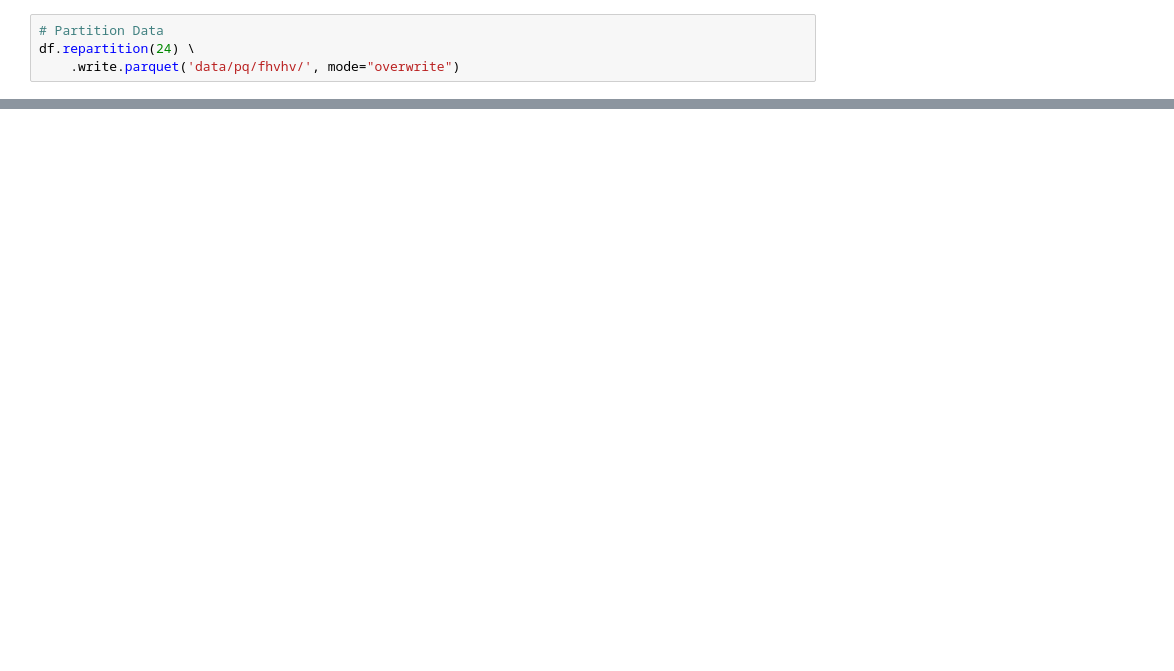
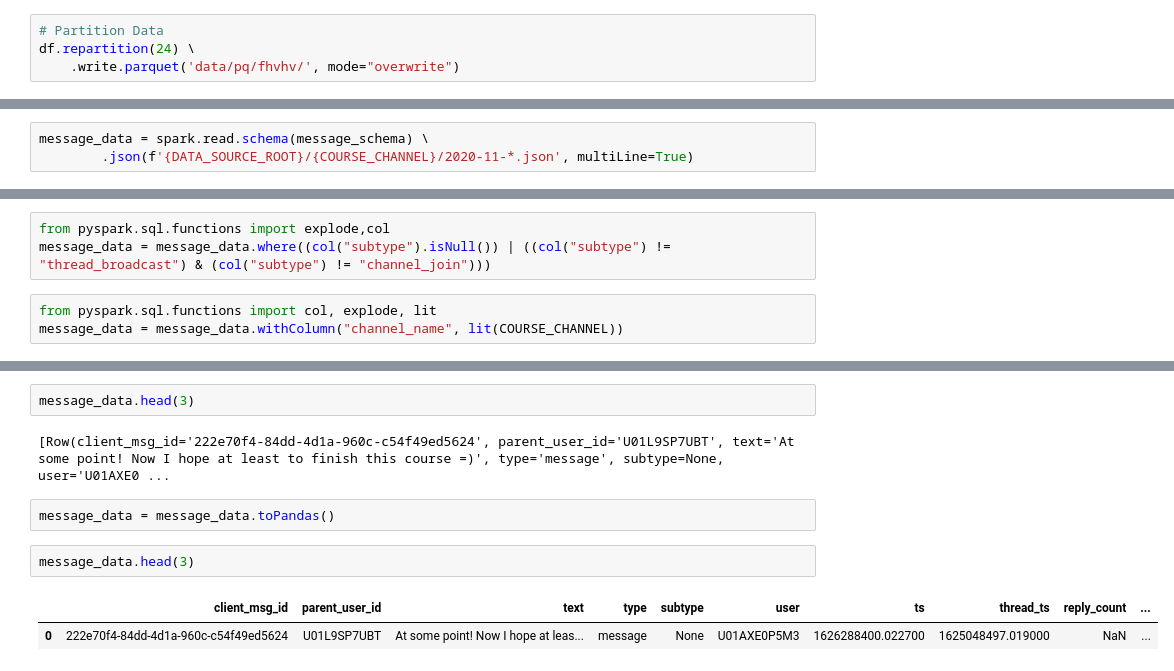
Before and after one commit to IremErturk/dtc-de-capstone-project, a Jupyter notebook: data-ingestion/exploration.ipynb, the cells around one changed output, grey strips where cells are left out. Drawn from its saved outputs; the diff is of its cells as text; blank space fills up the shorter version.

```diff
--- a/data-ingestion/exploration.ipynb
+++ b/data-ingestion/exploration.ipynb
@@ -156,0 +721,3 @@ def clean_user(d):
+# %%
+message_data = spark.read.schema(message_schema) \
+        .json(f'{DATA_SOURCE_ROOT}/{COURSE_CHANNEL}/2020-11-*.json', multiLine=True)
@@ -156,0 +752,6 @@ def clean_user(d):
+# %%
+from pyspark.sql.functions import explode,col
+message_data = message_data.where((col("subtype").isNull()) | ((col("subtype") != "thread_broadcast") & (col("subtype") != "channel_join")))
+# %%
+from pyspark.sql.functions import col, explode, lit
+message_data = message_data.withColumn("channel_name", lit(COURSE_CHANNEL))
@@ -156,0 +841,11 @@ def clean_user(d):
+# %%
+message_data.head(3)
+# %% [output]
+[Row(client_msg_id='222e70f4-84dd-4d1a-960c-c54f49ed5624', parent_user_id='U01L9SP7UBT', text='At some point! Now I hope at least to finish this course =)', type='message', subtype=None, user='U01AXE0 ...
+# %%
+message_data = message_data.toPandas()
+# %%
+message_data.head(3)
+# %% [output]
+|  | client_msg_id | parent_user_id | text | type | subtype | user | ts | thread_ts | reply_count | ... |
+| 0 | 222e70f4-84dd-4d1a-960c-c54f49ed5624 | U01L9SP7UBT | At some point! Now I hope at leas... | message | None | U01AXE0P5M3 | 1626288400.022700 | 1625048497.019000 | NaN | ... |
```
Also changed, not shown: parts of 102 cells of this notebook, 2 other files.
